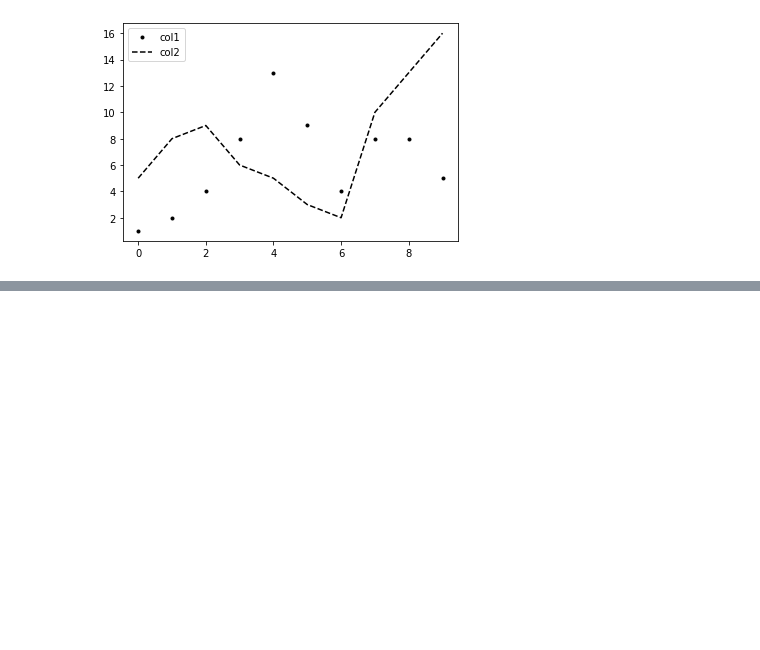
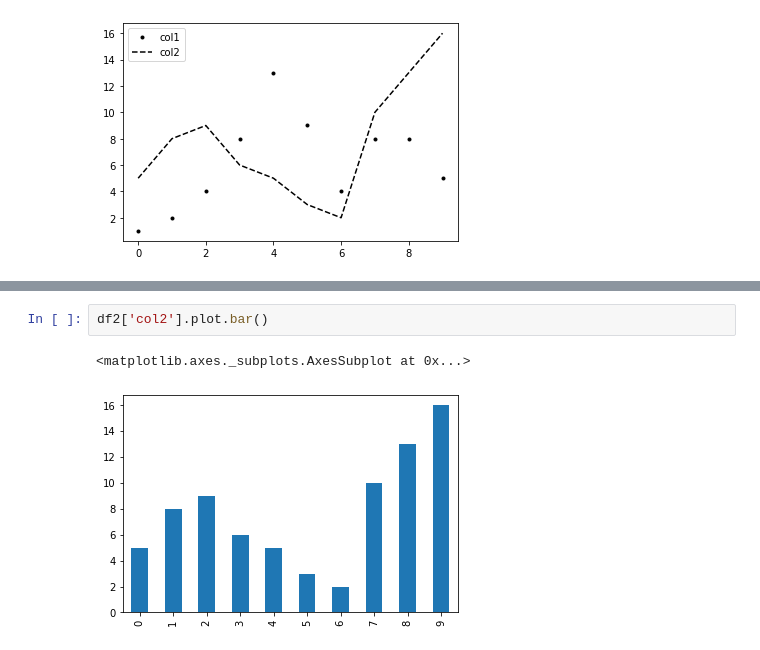
Before and after one commit to AndrewPodhorecki/CIS310, a Jupyter notebook: wk15/python-data-visualization.ipynb, the cells around one changed output, grey strips where cells are left out. Saved outputs shown, nothing was run; the diff lists cells and outputs as text; blank space fills up the shorter version.

```diff
--- a/wk15/python-data-visualization.ipynb
+++ b/wk15/python-data-visualization.ipynb
@@ -330,0 +339,5 @@ ax.legend(loc='best')
+# %%
+df2['col2'].plot.bar()
+# %% [output]
+<matplotlib.axes._subplots.AxesSubplot at 0x...>
+[figure, added]
```
Also changed, not shown: parts of 27 cells of this notebook, 4 other files.
